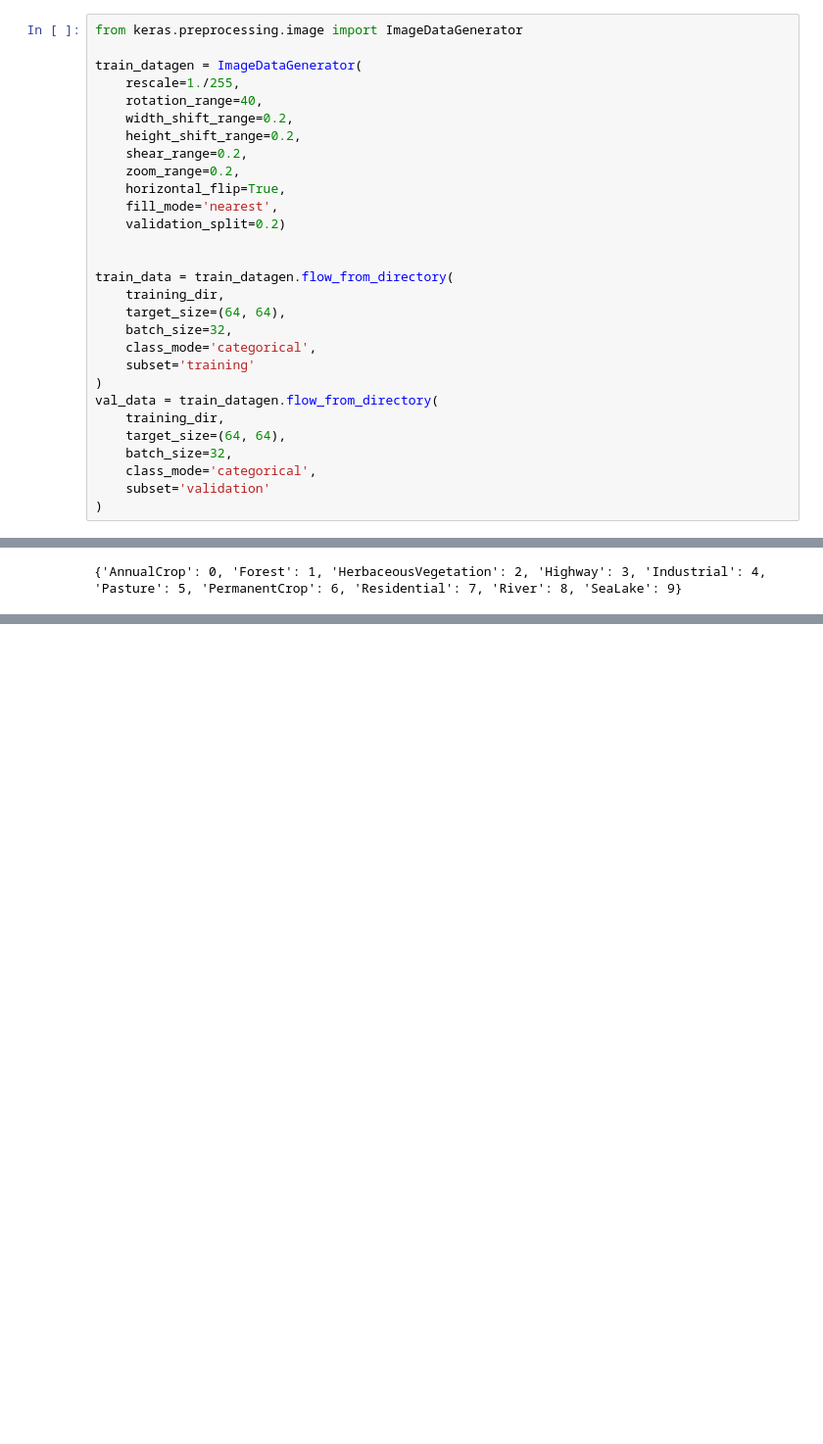
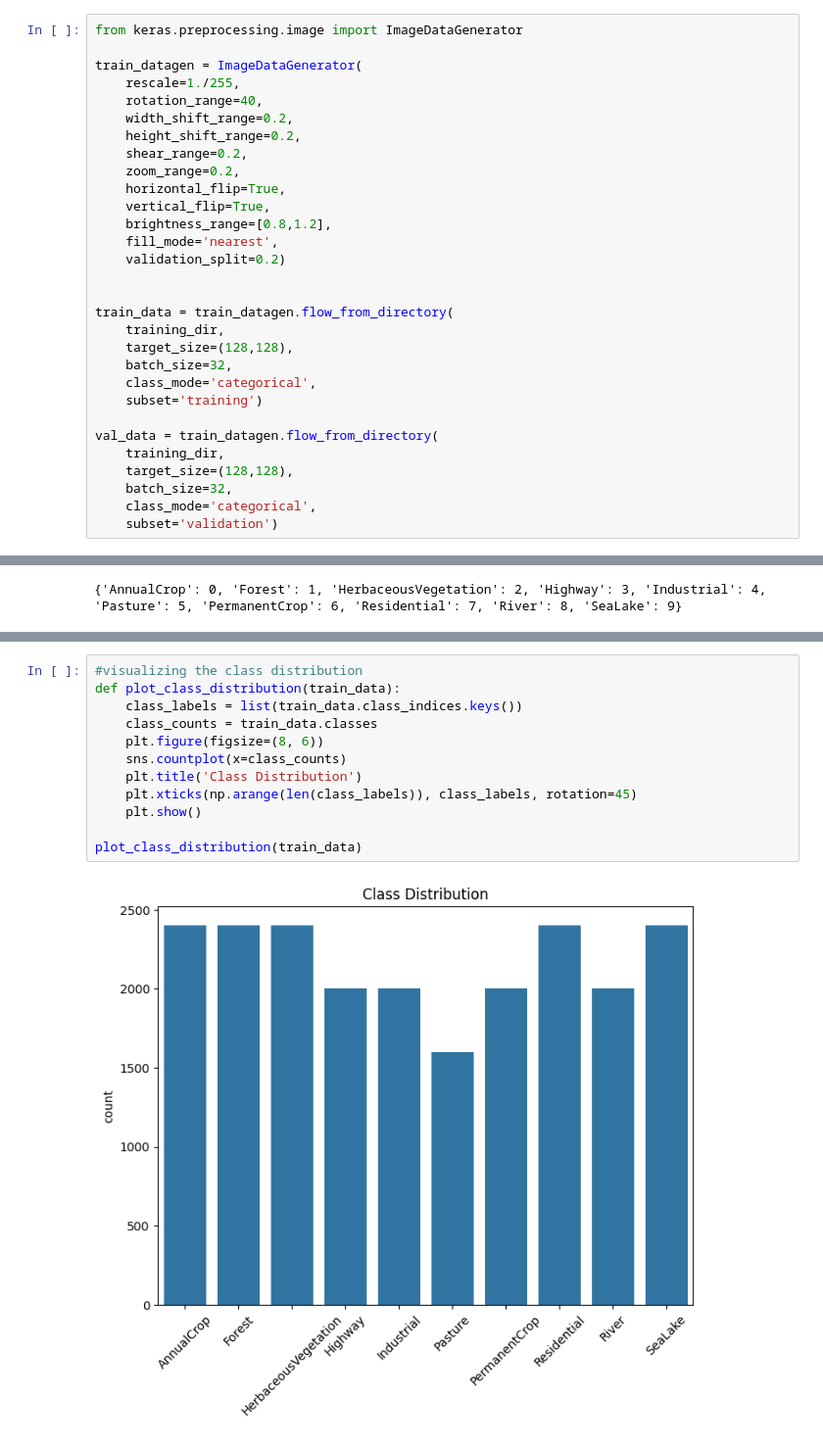
Before and after one commit to noneotherthanmodi/skyServe, a Jupyter notebook: main.ipynb, the cells around one changed output, grey strips where cells are left out. Shown at 98% size. Cells and saved outputs as stored; diff of their text form; blank space fills up the shorter version.

```diff
--- a/main.ipynb
+++ b/main.ipynb
@@ -21,24 +24,25 @@ train_datagen = ImageDataGenerator(
     shear_range=0.2,
     zoom_range=0.2,
     horizontal_flip=True,
+    vertical_flip=True,
+    brightness_range=[0.8,1.2],
     fill_mode='nearest',
     validation_split=0.2)
 
 
 train_data = train_datagen.flow_from_directory(
     training_dir,
-    target_size=(64, 64),
+    target_size=(128,128),
     batch_size=32,
     class_mode='categorical',
-    subset='training'
-)
+    subset='training')
+
 val_data = train_datagen.flow_from_directory(
     training_dir,
-    target_size=(64, 64),
+    target_size=(128,128),
     batch_size=32,
     class_mode='categorical',
-    subset='validation'
-)
+    subset='validation')
 # %% [output]
 Found 21600 images belonging to 10 classes.
 Found 5400 images belonging to 10 classes.
@@ -51,0 +147,14 @@ from tensorflow.keras.layers import Dense,Conv2D,MaxPooling2D,Flatten,Dropout
+# %%
+#visualizing the class distribution
+def plot_class_distribution(train_data):
+    class_labels = list(train_data.class_indices.keys())
+    class_counts = train_data.classes
+    plt.figure(figsize=(8, 6))
+    sns.countplot(x=class_counts)
+    plt.title('Class Distribution')
+    plt.xticks(np.arange(len(class_labels)), class_labels, rotation=45)
+    plt.show()
+
+plot_class_distribution(train_data)
+# %% [output]
+[figure, added]
```
Also changed, not shown: parts of 20 cells of this notebook.
